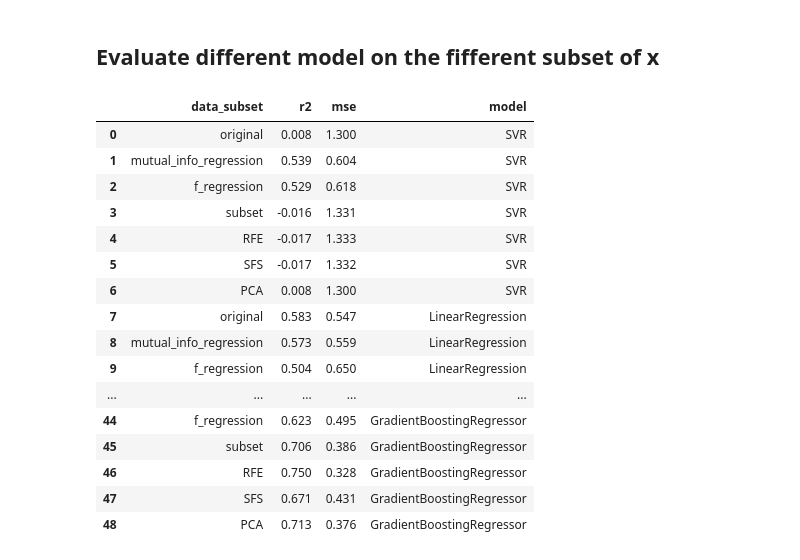
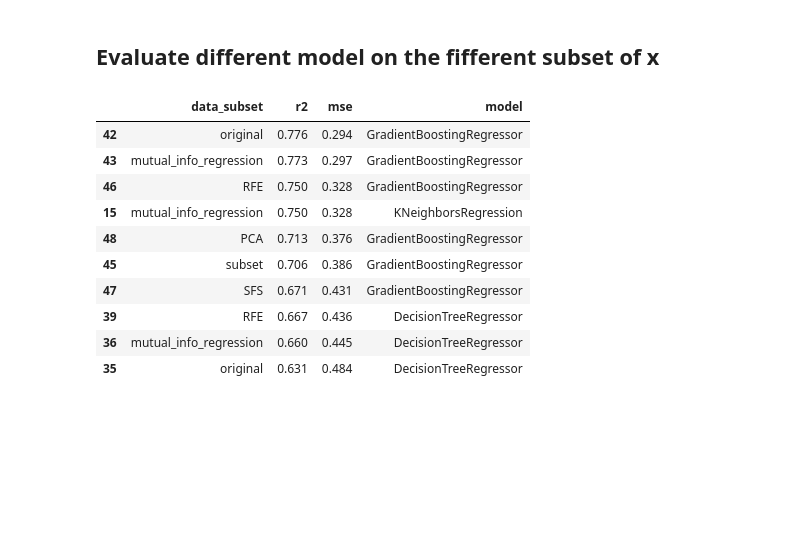
Before and after one commit to sonti-roy/featureSelection_california_housing, a Jupyter notebook: model.ipynb, the cells around one changed output. Cells and saved outputs as stored; diff of their text form; code cells hidden in the pictures; blank space fills up the shorter version.

```diff
--- a/model.ipynb
+++ b/model.ipynb
@@ -283,26 +281,21 @@ for name, model in models:
 # results to a pandas dataframe
 pd.set_option('display.float_format', lambda x: '%.3f' % x)
 result = pd.DataFrame.from_dict(table)
-# %%
-result
-# %% [output]
-|  | data_subset | r2 | mse | model |
-| 0 | original | 0.008 | 1.300 | SVR |
-| 1 | mutual_info_regression | 0.539 | 0.604 | SVR |
-| 2 | f_regression | 0.529 | 0.618 | SVR |
-| 3 | subset | -0.016 | 1.331 | SVR |
-| 4 | RFE | -0.017 | 1.333 | SVR |
-| 5 | SFS | -0.017 | 1.332 | SVR |
-| 6 | PCA | 0.008 | 1.300 | SVR |
-| 7 | original | 0.583 | 0.547 | LinearRegression |
-| 8 | mutual_info_regression | 0.573 | 0.559 | LinearRegression |
-| 9 | f_regression | 0.504 | 0.650 | LinearRegression |
-| ... | ... | ... | ... | ... |
-| 44 | f_regression | 0.623 | 0.495 | GradientBoostingRegressor |
-| 45 | subset | 0.706 | 0.386 | GradientBoostingRegressor |
-| 46 | RFE | 0.750 | 0.328 | GradientBoostingRegressor |
-| 47 | SFS | 0.671 | 0.431 | GradientBoostingRegressor |
-| 48 | PCA | 0.713 | 0.376 | GradientBoostingRegressor |
+# %%
+# sort r2 in descending order and mse in ascending order
+result.sort_values(by=['r2'], ascending=False).head(10)
+# %% [output]
+|  | data_subset | r2 | mse | model |
+| 42 | original | 0.776 | 0.294 | GradientBoostingRegressor |
+| 43 | mutual_info_regression | 0.773 | 0.297 | GradientBoostingRegressor |
+| 46 | RFE | 0.750 | 0.328 | GradientBoostingRegressor |
+| 15 | mutual_info_regression | 0.750 | 0.328 | KNeighborsRegression |
+| 48 | PCA | 0.713 | 0.376 | GradientBoostingRegressor |
+| 45 | subset | 0.706 | 0.386 | GradientBoostingRegressor |
+| 47 | SFS | 0.671 | 0.431 | GradientBoostingRegressor |
+| 39 | RFE | 0.667 | 0.436 | DecisionTreeRegressor |
+| 36 | mutual_info_regression | 0.660 | 0.445 | DecisionTreeRegressor |
+| 35 | original | 0.631 | 0.484 | DecisionTreeRegressor |
 # %%
 # subplot to show the results for each model
 plt.figure(figsize=(30, 6))
```
Also changed, not shown: parts of 4 cells of this notebook, 3 other files.
